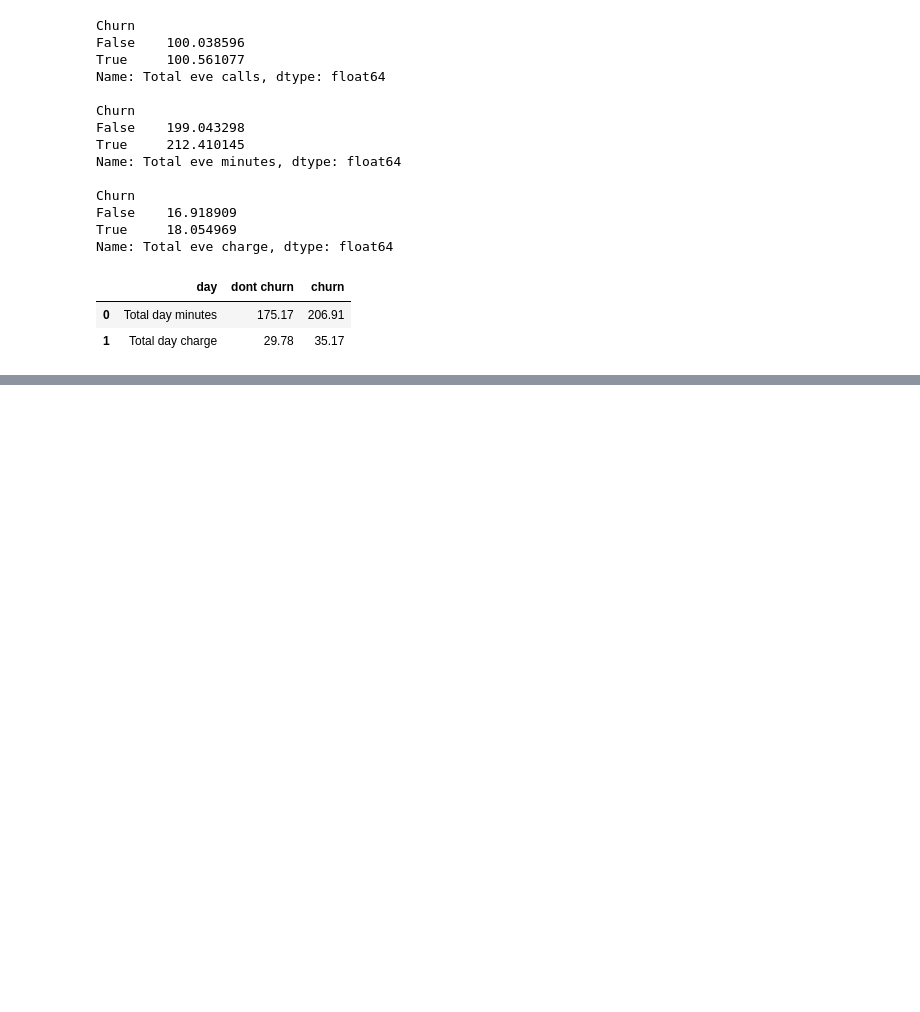
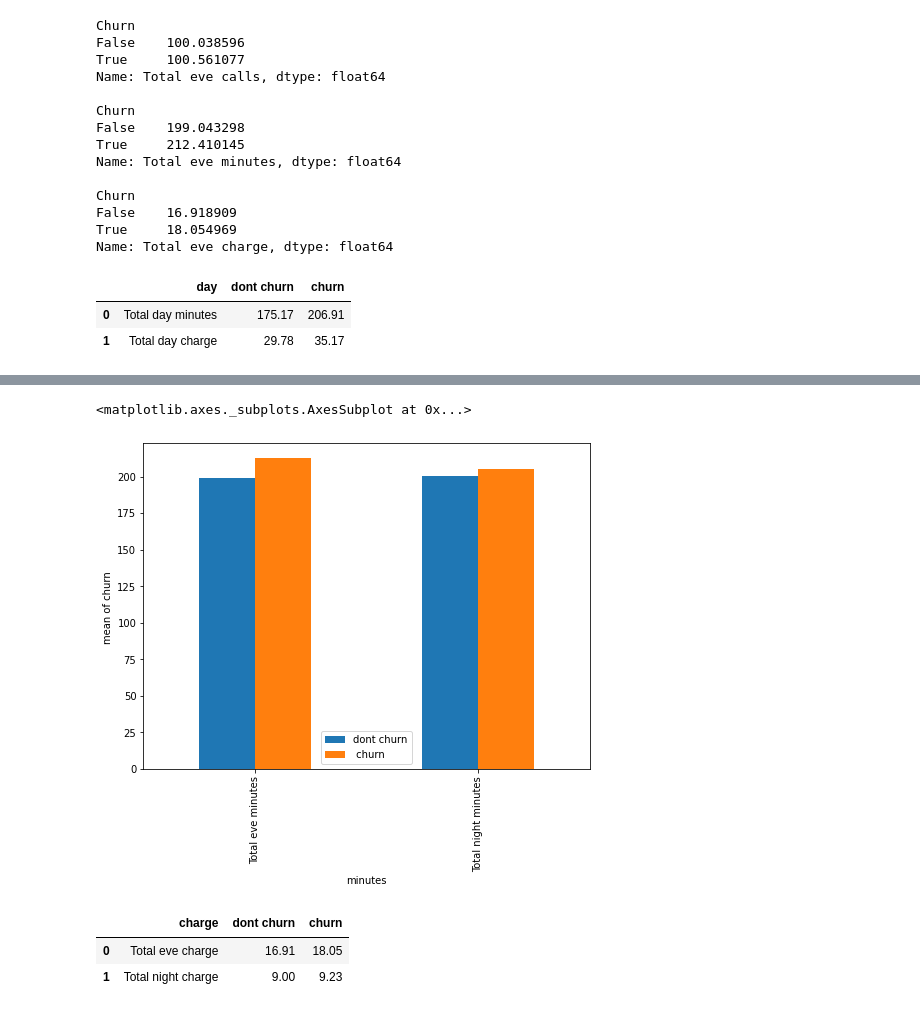
Before and after one commit to Creatrohit9/tele_churn-ANALYSIS, a Jupyter notebook: rohit_bhadauriya_EDA_2Telecom_Churn_Analysis_Capstone_Project.ipynb, the cells around one changed output, grey strips where cells are left out. Drawn from its saved outputs; the diff is of its cells as text; code cells hidden in the pictures; blank space fills up the shorter version.

```diff
--- a/rohit_bhadauriya_EDA_2Telecom_Churn_Analysis_Capstone_Project.ipynb
+++ b/rohit_bhadauriya_EDA_2Telecom_Churn_Analysis_Capstone_Project.ipynb
@@ -583,0 +610,26 @@ minutes_code1
+# %%
+plt.rcParams['figure.figsize'] = (8,6)
+
+
+minutes_code2.plot(kind='bar', x='minutes',xlabel='minutes',ylabel='mean of churn ')
+# %% [output]
+<matplotlib.axes._subplots.AxesSubplot at 0x...>
+[figure, added]
+# %%
+# Import pandas library
+import pandas as pd
+
+# initialize list of lists
+data3 = [ ['Total eve charge',16.91, 18.05], ['Total night charge',9,9.23]]
+
+#7.012,6.12,6.86
+
+# Create the pandas DataFrame
+minutes_code3 = pd.DataFrame(data3, columns = ['charge', 'dont churn',' churn'])
+
+# print dataframe.
+minutes_code3
+# %% [output]
+|  | charge | dont churn | churn |
+| 0 | Total eve charge | 16.91 | 18.05 |
+| 1 | Total night charge | 9.00 | 9.23 |
```
Also changed, not shown: parts of 3 cells of this notebook.
